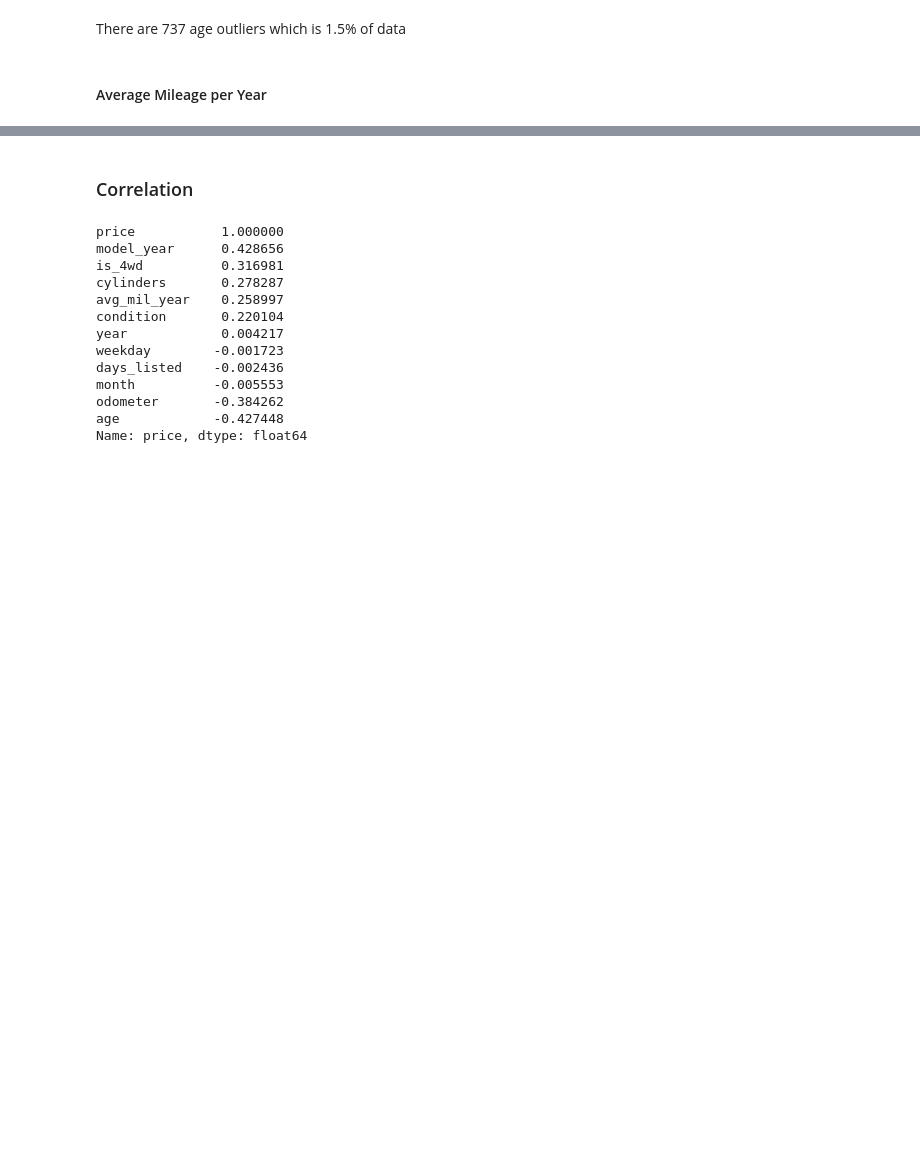
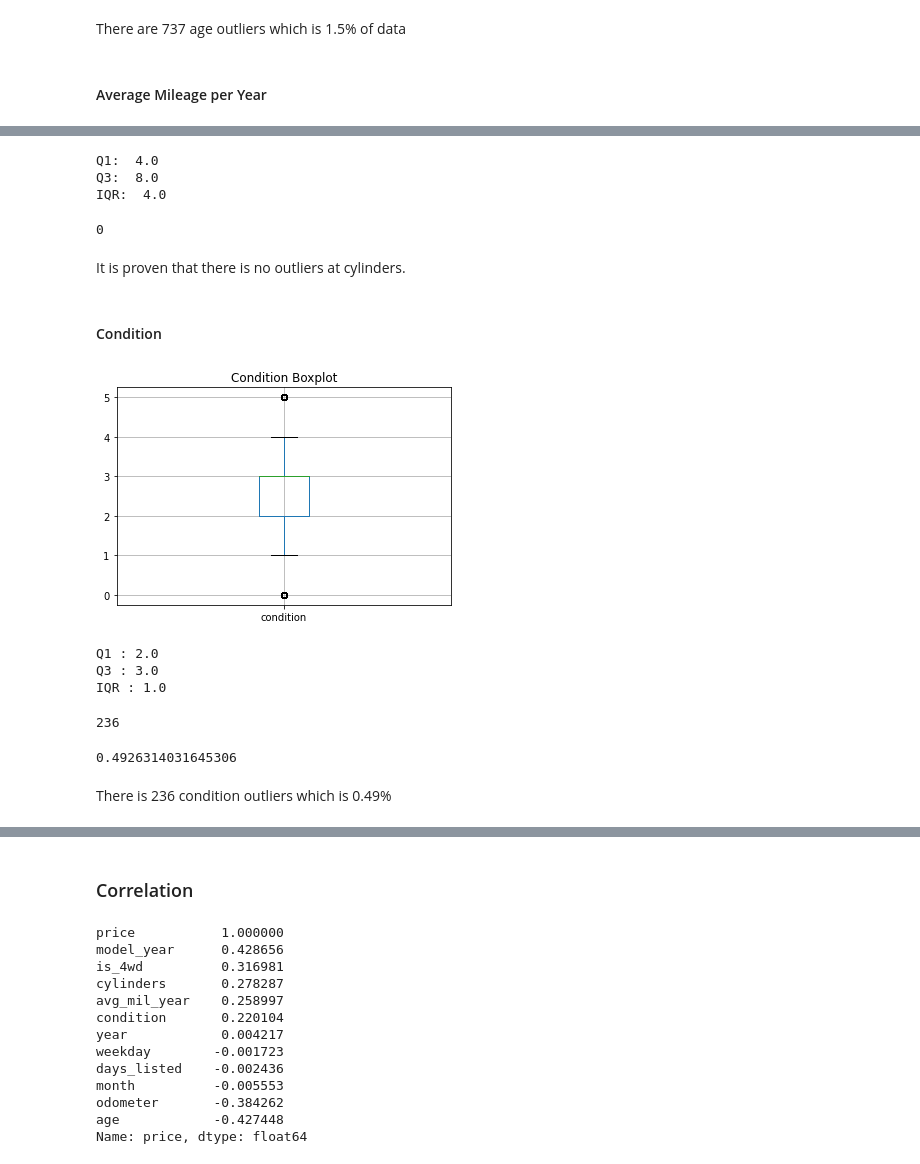
Before and after one commit to rainbowmoonlight/Yandex_Practicum_Projects, a Jupyter notebook: 02 Car Sales Ads Project/Car Sales Ads.ipynb, the cells around one changed output, grey strips where cells are left out. Saved outputs shown, nothing was run; the diff lists cells and outputs as text; code cells hidden in the pictures; blank space fills up the shorter version.

```diff
--- a/02 Car Sales Ads Project/Car Sales Ads.ipynb
+++ b/02 Car Sales Ads Project/Car Sales Ads.ipynb
@@ -637,0 +682,11 @@ tbd
+# %%
+Q1 = df['cylinders'].quantile(0.25)
+Q3 = df['cylinders'].quantile(0.75)
+IQR = Q3 - Q1
+print(f"Q1 : {Q1}")
+print(f"Q3 : {Q3}")
+print(f"IQR : {IQR}")
+# %% [output]
+Q1:  4.0
+Q3:  8.0
+IQR:  4.0
@@ -637,0 +695,25 @@ tbd
+# %%
+len(cylinders_outliers)
+# %% [output]
+0
+# %% [markdown]
+It is proven that there is no outliers at cylinders.
+# %% [markdown]
+#### Condition
+# %%
+df.boxplot('condition')
+plt.title('Condition Boxplot')
+plt.show()
+# %% [output]
+[figure, added]
+# %%
+Q1 = df['condition'].quantile(0.25)
+Q3 = df['condition'].quantile(0.75)
+IQR = Q3 - Q1
+print(f"Q1 : {Q1}")
+print(f"Q3 : {Q3}")
+print(f"IQR : {IQR}")
+# %% [output]
+Q1 : 2.0
+Q3 : 3.0
+IQR : 1.0
@@ -637,0 +722,10 @@ tbd
+# %%
+len(condition_outliers)
+# %% [output]
+236
+# %%
+len(condition_outliers) / len(df) * 100
+# %% [output]
+0.4926314031645306
+# %% [markdown]
+There is 236 condition outliers which is 0.49%
```
Also changed, not shown: parts of 17 cells of this notebook.
